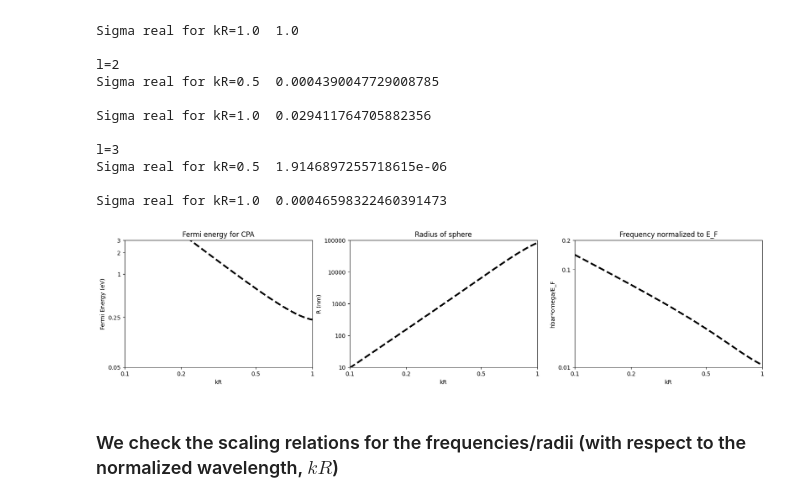
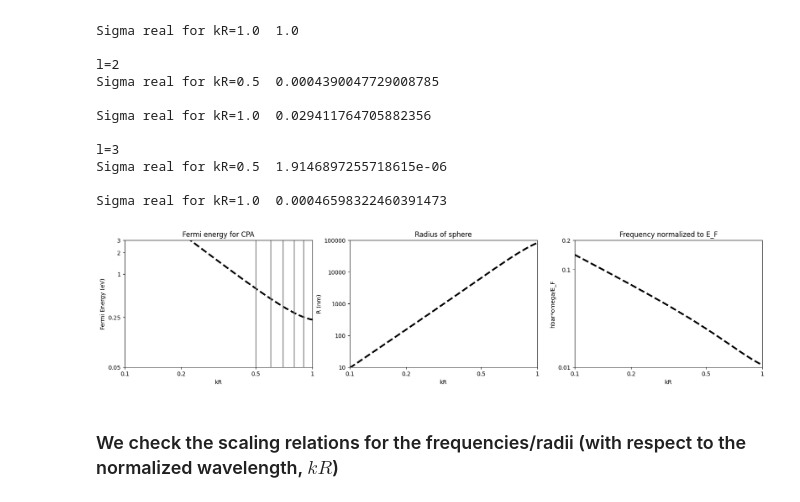
Before and after one commit to AliGhorashiCMT/Coherent-Perfect-Absorption, a Jupyter notebook: spheres/cpa surface conductivity.ipynb, the cells around one changed output. Drawn from its saved outputs; the diff is of its cells as text; code cells hidden in the pictures.

Commit message:
explicit check of locations for scatter plot in figure 4

```diff
--- a/spheres/cpa surface conductivity.ipynb
+++ b/spheres/cpa surface conductivity.ipynb
@@ -217,38 +217,39 @@ hbar_omega = hbar*(sigma_imaginary/sigma_real)*(1/tau)
 fig, (ax1, ax2, ax3) = plt.subplots(1, 3, figsize=(20, 4))
 ax1.plot(log10(x), log10(E_F), color="black", linestyle="dashed", linewidth=3)
 ax1.set_yticks([log10(0.05), log10(0.25), log10(1), log10(2), log10(3)], [0.05, 0.25, 1, 2, 3])
+ax1.vlines([log10(0.5), log10(0.6), log10(0.7), log10(0.8), log10(0.9)], log10(0.05), log10(3), color="Grey")
 ax1.set_ylim(log10(0.05), log10(3));
 ax1.set_xlim(log10(0.1), log10(1))
 ax1.set_xticks([log10(0.1), log10(0.2), log10(0.5), log10(1)], [0.1, 0.2, 0.5, 1])
 ax2.set_xticks([log10(0.1), log10(0.2), log10(0.5), log10(1)], [0.1, 0.2, 0.5, 1])
 ax3.set_xticks([log10(0.1), log10(0.2), log10(0.5), log10(1)], [0.1, 0.2, 0.5, 1])
 
 ax1.set_xlabel("kR");
 ax1.set_ylabel("Fermi Energy (eV)");
 ax1.set_title("Fermi energy for CPA");
 #ax1.set_aspect('equal')
 
 ax2.plot(log10(x), log10(a), color="black", linestyle="dashed", linewidth=3)
 ax2.set_yticks([log10(1e1), log10(1e2), log10(1e3), log10(1e4), log10(1e5)], [10, 100, 1000, 10000, 100000])
 ax2.set_ylim(log10(1e1), log10(1e5));
 ax2.set_xlim(log10(0.1), log10(1))
 ax2.set_xlabel("kR");
 ax2.set_ylabel("R (nm)");
 ax2.set_title("Radius of sphere");
 #ax2.set_aspect('equal')
 
 ax3.plot(log10(x), log10(hbar_omega/E_F), color="black", linestyle="dashed", linewidth=3)
 ax3.set_yticks([log10(0.01), log10(0.1), log10(0.2)], [0.01, 0.1, 0.2])
 ax3.set_ylim(log10(0.01), log10(0.2));
 ax3.set_xlim(log10(0.1), log10(1))
 ax3.set_xlabel("kR");
 ax3.set_ylabel("hbar*omega/E_F");
 ax3.set_title("Frequency normalized to E_F");
-#plt.savefig("./paper/cpa_sphere_parameters.pdf");
+plt.savefig("./paper/cpa_sphere_parameters.pdf");
 #ax3.set_aspect('equal')
 #plt.savefig("./cleo_2026/graphene_closed_form_cpa.pdf")
 # %% [output]
-[figure, old version]
+[figure, new version]
 # %% [markdown]
 ### We check the scaling relations for the frequencies/radii (with respect to the normalized wavelength, $kR$)
 # %%
```
Also changed, not shown: 1 other file.
